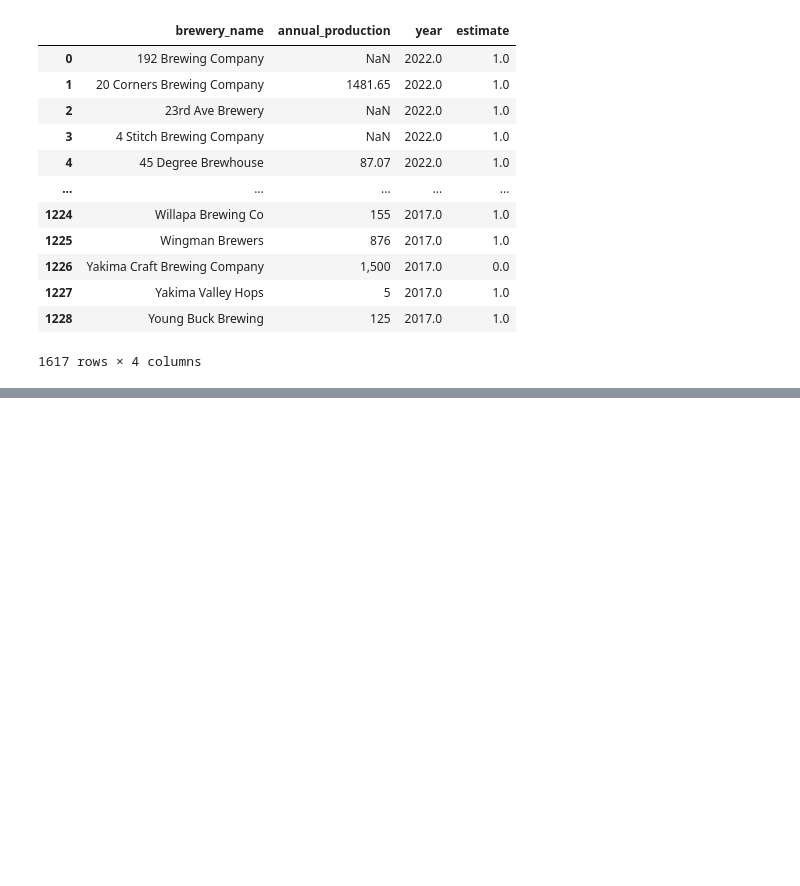
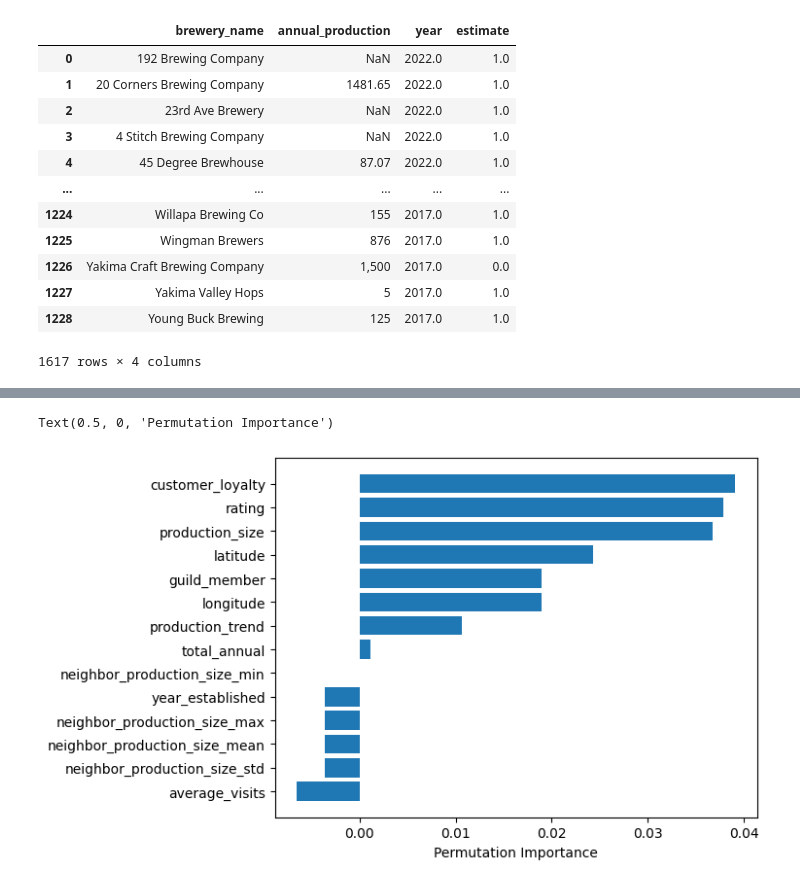
Before and after one commit to mckenzie-maidl/wa-brewers-guild, a Jupyter notebook: model_brewery_closed.ipynb, the cells around one changed output, grey strips where cells are left out. Cells and saved outputs as stored; diff of their text form; code cells hidden in the pictures; blank space fills up the shorter version.

```diff
--- a/model_brewery_closed.ipynb
+++ b/model_brewery_closed.ipynb
@@ -112,30 +168,54 @@ X_test = pca.transform(X_test)
 # %%
+from sklearn.model_selection import train_test_split
+import sklearn.model_selection as skm
+from sklearn.metrics import roc_auc_score
+
+seed = 42
+X_train, X_test, y_train, y_test = train_test_split(X, y, test_size=0.2, random_state=seed)
+
+from sklearn.preprocessing import StandardScaler
+
+scaler = StandardScaler()
+X_train = scaler.fit_transform(X_train)
+X_test = scaler.transform(X_test)
+
+from sklearn.decomposition import PCA
+
+# pca = PCA(n_components=int(np.sqrt(X.shape[1])))
+# X_train = pca.fit_transform(X_train)
+# X_test = pca.transform(X_test)
+
 from sklearn.svm import SVC
 from sklearn.metrics import accuracy_score
+from ISLP import confusion_table
 
-import sklearn.model_selection as skm
-from ISLP import load_data, confusion_table
-from sklearn.svm import SVC
+# kfold grid search with skm
+# fit a support vector classifier on the training set
+svm = SVC()
 
-# fit a support vector classifier on the training set
-svm = SVC(kernel="rbf")
 kfold = skm.KFold(5,
-                  random_state=0,
+                  random_state=seed,
                   shuffle=True)
 grid = skm.GridSearchCV(svm,
-                        {'C':[0.01,0.1,1,5,10,100], "gamma": [0.001, 0.01,0.1,1,5,10, 100], "kernel":["linear", "rbf"], "class_weight":["balanced"]},
+                        {'C':[0.01,0.1,1,5,10, 100], "gamma": [0.01,0.1,1,5,10,100], "kernel":['linear', 'rbf'], "class_weight":['balanced', None]},
                         refit=True,
                         cv=kfold,
-                        scoring='accuracy')
+                        scoring='roc_auc')
 grid.fit(X_train, y_train)
 print("grid best params:", grid.best_params_)
 
 best_ = grid.best_estimator_
+
 # train error rate with best model
 y_train_hat = best_.predict(X_train)
 print("best estimator train error:", 1 - accuracy_score(y_train, y_train_hat))
+print("best estimator train auc:", roc_auc_score(y_train, y_train_hat))
 
 # test error rate with best model
 y_test_hat = best_.predict(X_test)
 print("best estimator test error:", 1 - accuracy_score(y_test, y_test_hat))
+print("best estimator test auc:", roc_auc_score(y_test, y_test_hat))
+
+print(confusion_table(y_train_hat, y_train))
+print(confusion_table(y_test_hat, y_test))
 # %% [output]
@@ -162,0 +309,8 @@ confusion_table(y_train_hat, y_train)
+# %%
+feature_names = dataDF.drop(columns=["closed_since_2022"]).columns
+sorted_idx = perm_importance.importances_mean.argsort()
+plt.barh(feature_names[sorted_idx], perm_importance.importances_mean[sorted_idx])
+plt.xlabel("Permutation Importance")
+# %% [output]
+Text(0.5, 0, 'Permutation Importance')
+[figure, added]
```
Also changed, not shown: parts of 19 cells of this notebook, 2 other files.
